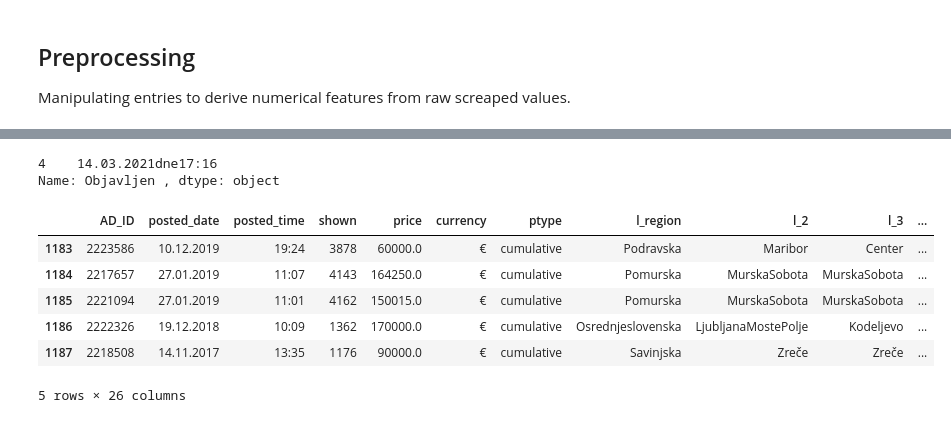
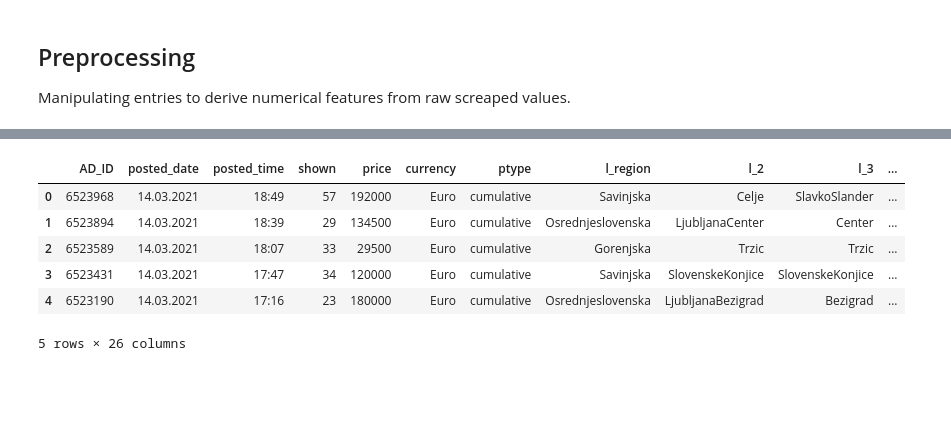
Before and after one commit to jbrlek/Capstone_webScrape_Real_Estate_Regression, a Jupyter notebook: Preparing the features - Bolha Flats.ipynb, the cells around one changed output, grey strips where cells are left out. Drawn from its saved outputs; the diff is of its cells as text; code cells hidden in the pictures; blank space fills up the shorter version.

```diff
--- a/Preparing the features - Bolha Flats.ipynb
+++ b/Preparing the features - Bolha Flats.ipynb
@@ -155,18 +123,13 @@ Lokacija
-# %%
-df['Objavljen '][4:5]
-# %% [output]
-4    14.03.2021dne17:16
-Name: Objavljen , dtype: object
 # %%
 data_prep = prepareFeatures(data)
-data_prep.tail(5)
+data_prep.head(5)
 # %% [output]
 |  | AD_ID | posted_date | posted_time | shown | price | currency | ptype | l_region | l_2 | l_3 | ... |
-| 1183 | 2223586 | 10.12.2019 | 19:24 | 3878 | 60000.0 | € | cumulative | Podravska | Maribor | Center | ... |
-| 1184 | 2217657 | 27.01.2019 | 11:07 | 4143 | 164250.0 | € | cumulative | Pomurska | MurskaSobota | MurskaSobota | ... |
-| 1185 | 2221094 | 27.01.2019 | 11:01 | 4162 | 150015.0 | € | cumulative | Pomurska | MurskaSobota | MurskaSobota | ... |
-| 1186 | 2222326 | 19.12.2018 | 10:09 | 1362 | 170000.0 | € | cumulative | Osrednjeslovenska | LjubljanaMostePolje | Kodeljevo | ... |
-| 1187 | 2218508 | 14.11.2017 | 13:35 | 1176 | 90000.0 | € | cumulative | Savinjska | Zreče | Zreče | ... |
+| 0 | 6523968 | 14.03.2021 | 18:49 | 57 | 192000 | Euro | cumulative | Savinjska | Celje | SlavkoSlander | ... |
+| 1 | 6523894 | 14.03.2021 | 18:39 | 29 | 134500 | Euro | cumulative | Osrednjeslovenska | LjubljanaCenter | Center | ... |
+| 2 | 6523589 | 14.03.2021 | 18:07 | 33 | 29500 | Euro | cumulative | Gorenjska | Trzic | Trzic | ... |
+| 3 | 6523431 | 14.03.2021 | 17:47 | 34 | 120000 | Euro | cumulative | Savinjska | SlovenskeKonjice | SlovenskeKonjice | ... |
+| 4 | 6523190 | 14.03.2021 | 17:16 | 23 | 180000 | Euro | cumulative | Osrednjeslovenska | LjubljanaBezigrad | Bezigrad | ... |
 5 rows × 26 columns
 # %%
 data_prep.info()
```
Also changed, not shown: parts of 53 cells of this notebook.
